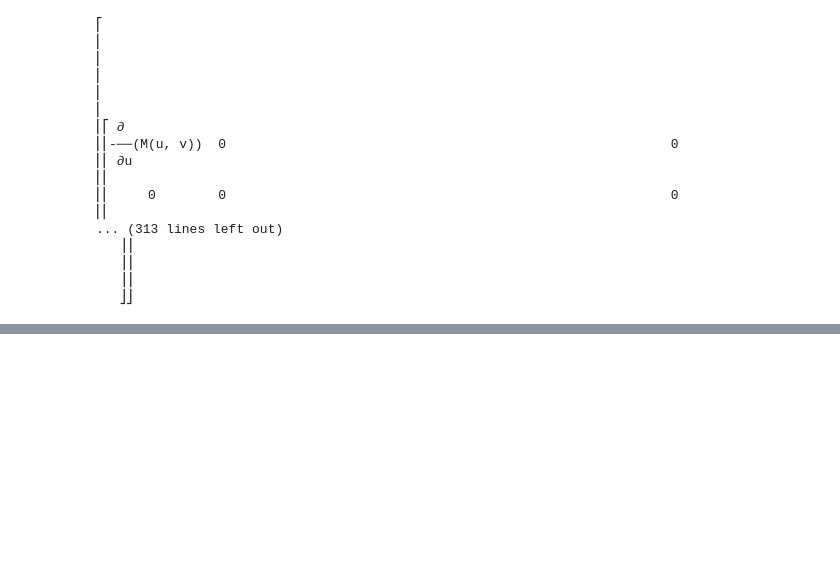
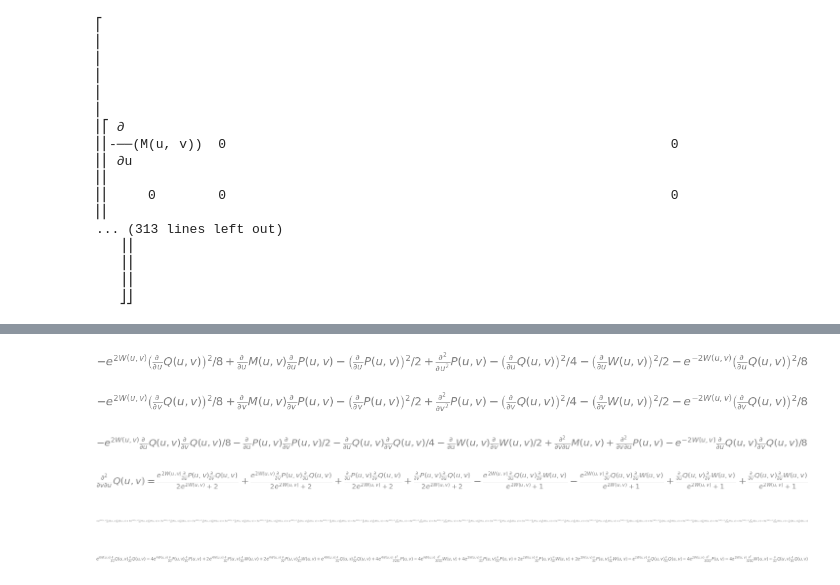
Before and after one commit to GeoffCope/General_Relativity_Python, a Jupyter notebook: Interaction_of_Plane_Asymptotic_Gravitational_Waves_by_Hayward.ipynb, the cells around one changed output, grey strips where cells are left out. Cells and saved outputs as stored; diff of their text form; code cells hidden in the pictures; blank space fills up the shorter version.

```diff
--- a/Interaction_of_Plane_Asymptotic_Gravitational_Waves_by_Hayward.ipynb
+++ b/Interaction_of_Plane_Asymptotic_Gravitational_Waves_by_Hayward.ipynb
@@ -85,7 +85,7 @@ $\displaystyle \left[\begin{matrix}0 & e^{- M{\left(u,v \right)}} & 0 & 0\\e^{-
 # %%
 from einsteinpy.symbolic import *
 # %%
-syms = sympy.symbols("u v x y")
+syms = sympy.symbols("u v x y"  , positive = True, real = True)
 u,v,x,y = syms
 # %%
 metric = MetricTensor(m,syms)
@@ -130,0 +133,3 @@ weyl.tensor()
+# %%
+ricciSimplified = simplify(Ric.tensor())
+ricciSimplified
@@ -130,0 +154,24 @@ weyl.tensor()
+# %%
+ricciSimplified[0,0]
+# %% [output]
+[figure, added]
+# %%
+ricciSimplified[1,1]
+# %% [output]
+[figure, added]
+# %%
+ricciSimplified[0,1]
+# %% [output]
+[figure, added]
+# %%
+Eq(diff(Q,u,v),expand(solve( ricciSimplified[2,2].args[1]-ricciSimplified[3,3].args[1] , diff(Q,u,v) )[0]) )
+# %% [output]
+[figure, added]
+# %%
+ricciSimplified[3,3].args[1]
+# %% [output]
+[figure, added]
+# %%
+ricciSimplified[2,3].args[1]
+# %% [output]
+[figure, added]
```
Also changed, not shown: parts of 6 cells of this notebook, 17 other files.
